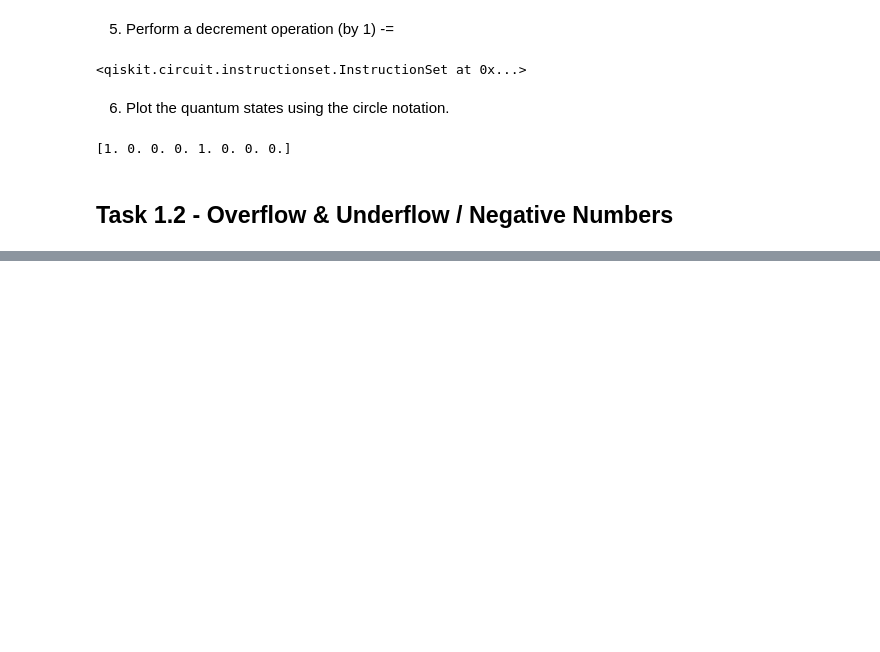
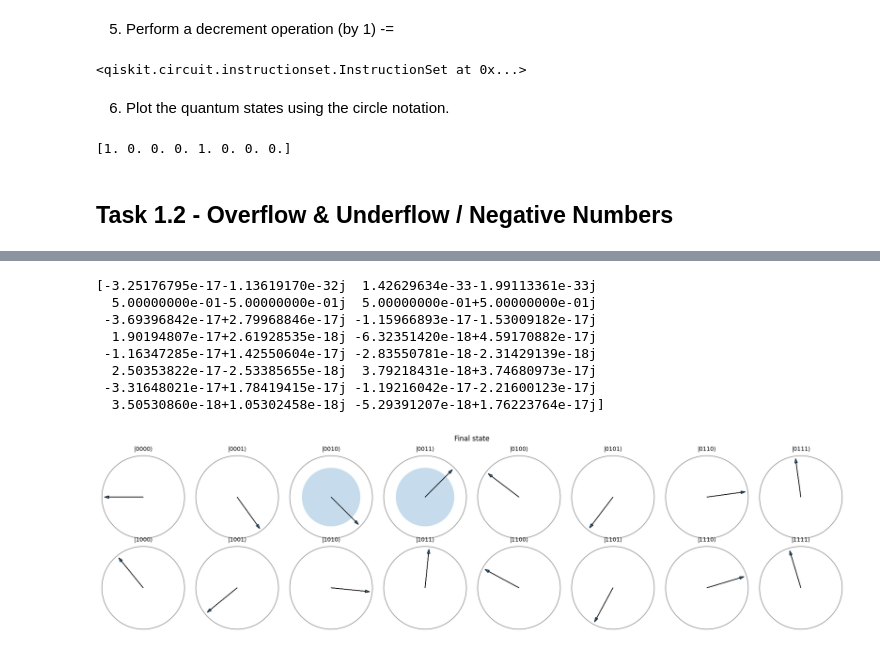
Before and after one commit to ScottMcHaffie/DD2367_Projects, a Jupyter notebook: DD2367_Assignment3.ipynb, the cells around one changed output, grey strips where cells are left out. Saved outputs shown, nothing was run; the diff lists cells and outputs as text; code cells hidden in the pictures; blank space fills up the shorter version.

```diff
--- a/DD2367_Assignment3.ipynb
+++ b/DD2367_Assignment3.ipynb
@@ -98,0 +166,16 @@ print (np.real(qc_id_state))
+# %%
+qft_copy = qc_qft.copy()
+qft_copy.save_statevector()
+qft_sv = statevector_from_aer(qft_copy)
+print (qft_sv)
+QubitSystem(qft_sv, label="Final state").viz_circle()
+# %% [output]
+[-3.25176795e-17-1.13619170e-32j  1.42629634e-33-1.99113361e-33j
+  5.00000000e-01-5.00000000e-01j  5.00000000e-01+5.00000000e-01j
+ -3.69396842e-17+2.79968846e-17j -1.15966893e-17-1.53009182e-17j
+  1.90194807e-17+2.61928535e-18j -6.32351420e-18+4.59170882e-17j
+ -1.16347285e-17+1.42550604e-17j -2.83550781e-18-2.31429139e-18j
+  2.50353822e-17-2.53385655e-18j  3.79218431e-18+3.74680973e-17j
+ -3.31648021e-17+1.78419415e-17j -1.19216042e-17-2.21600123e-17j
+  3.50530860e-18+1.05302458e-18j -5.29391207e-18+1.76223764e-17j]
+[figure, added]
```
Also changed, not shown: parts of 7 cells of this notebook.
